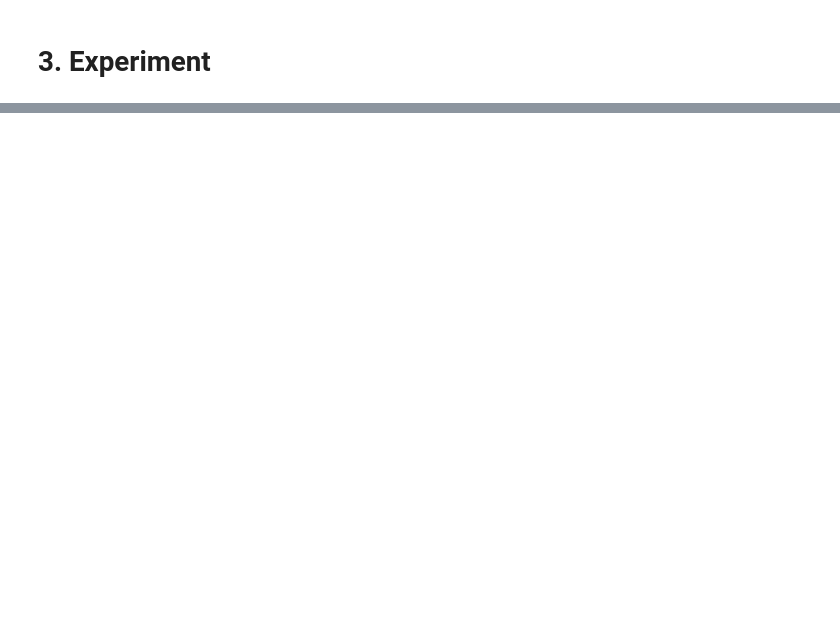
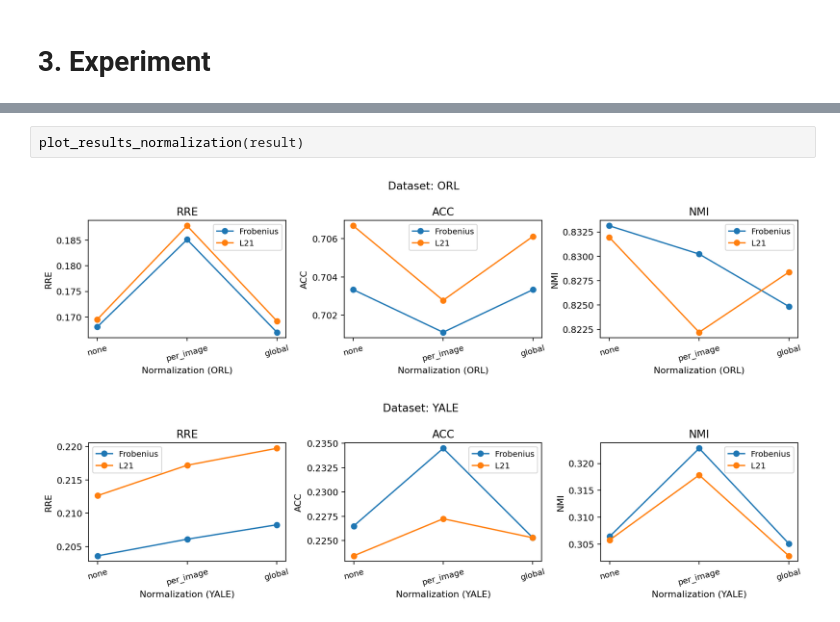
Before and after one commit to jbsaunders/comp5328-assignment-1, a Jupyter notebook: assignment1_patrick_oneblock.ipynb, the cells around one changed output, grey strips where cells are left out. Drawn from its saved outputs; the diff is of its cells as text; blank space fills up the shorter version.

Commit message:
add normalization experiment

```diff
--- a/assignment1_patrick_oneblock.ipynb
+++ b/assignment1_patrick_oneblock.ipynb
@@ -609,0 +638,5 @@ def plot_results_deviation(df, dataset):
+# %%
+plot_results_normalization(result)
+# %% [output]
+[figure, added]
+[figure, added]
```
Also changed, not shown: parts of 19 cells of this notebook.
